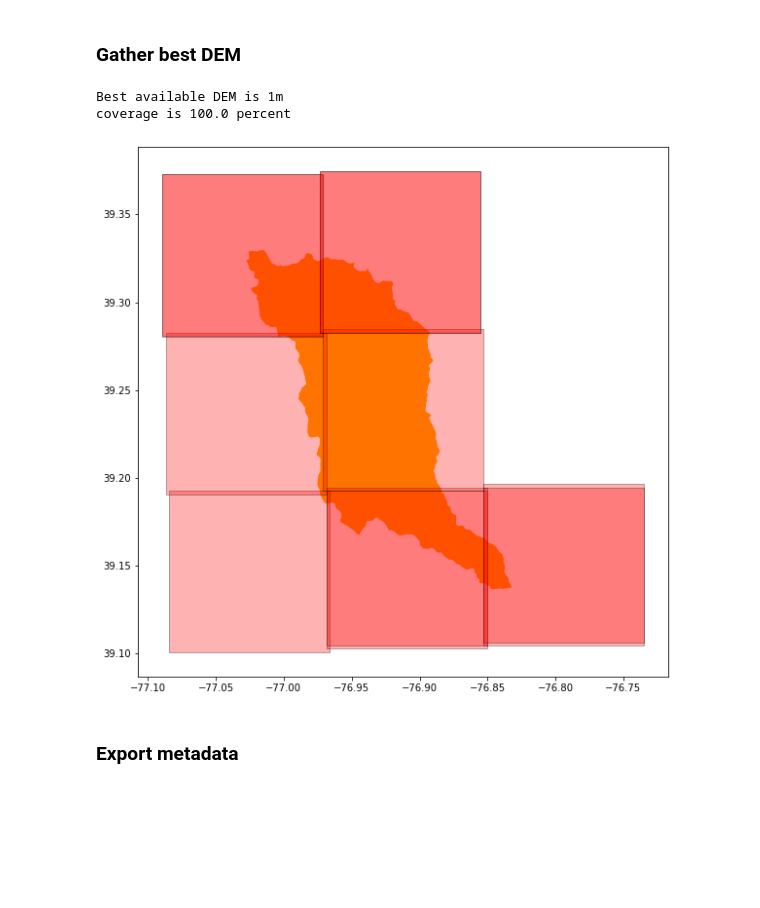
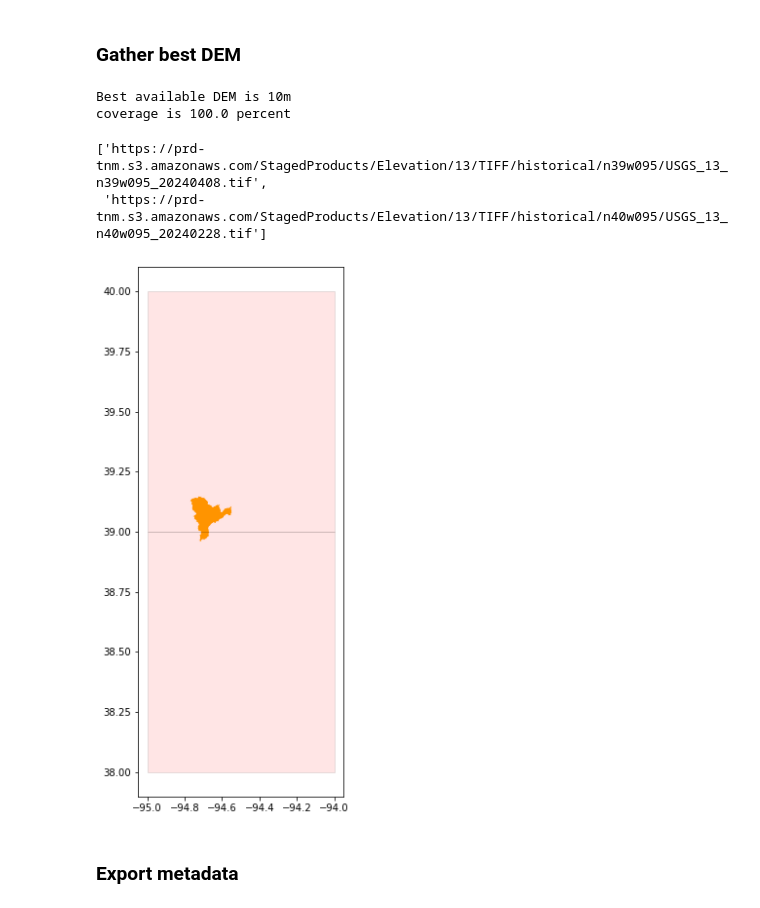
Before and after one commit to csmithud/dem_prep, a Jupyter notebook: notebooks/1-RAS_DEM_download.ipynb, the cells around one changed output. Cells and saved outputs as stored; diff of their text form; code cells hidden in the pictures; blank space fills up the shorter version.

```diff
--- a/notebooks/1-RAS_DEM_download.ipynb
+++ b/notebooks/1-RAS_DEM_download.ipynb
@@ -41,14 +41,14 @@ http = urllib3.PoolManager( cert_reqs='CERT_REQUIRED', ca_certs=pem)
 ### Set parameters
 # %%
 #set project variables
-Project_Area = 'test2025'
+Project_Area = 'kc_debug'
 GRASS_GIS_Projection = projection = '5070' #set to None if you want to use the DEM's original projection
-res = '1m'
+res = '10m'
 
 ## Set variables analysis
 source = 'wbd' #or user-defined
 data_scale = 'HUC12' #other options HUC12, HUC10, HUC8 OR the field name of the source data to be split <-- case sensitive
-select_data = '020600060201' #     # Value within the filter_field used for data selection
+select_data = '102701040607' #     # Value within the filter_field used for data selection
 to_headwaters = False #False if only interested in local huc area
 input_shp_name = None #None or must be populated populated with a shapefile polygons if data_scale != HUCXX
 buffer = 2000
@@ -84,7 +84,7 @@ outputs_dir =parent_dir/'Rasters'/Project_Area/'dem'
 #prep work
 assert source in ['wbd','user-defined']
 if source == 'wbd':
-    wbd = nhd_download(select_data,vector_dir)
+    wbd = nhd_download(select_data,vector_dir,docker=pem)
 
     #read in HUC12s vector file from NHD
     local_huc4 = gpd.read_file(vector_dir/wbd, layer='WBDHU{}'.format(huc_digys))
@@ -136,19 +136,24 @@ plt.show()
 ##intersect with web service to get dem links
 gdf_dem, aoi_coverage_buffer = tnm_coverage(aoi,desired_resolution=res, buffer = buffer, minimum_coverage = 0.8)
 # %% [output]
-Best available DEM is 1m
+Best available DEM is 10m
 coverage is 100.0 percent
 # %%
 #reduce to only where buffer intersects tiles
 gdf_dem_reduced = gpd.sjoin(gdf_dem,gpd.GeoDataFrame(geometry=gpd.GeoSeries(aoi_coverage_buffer)),how='inner', op='intersects')
+# %%
+gdf_dem_reduced['dl_link'].to_list()
+# %% [output]
+['https://prd-tnm.s3.amazonaws.com/StagedProducts/Elevation/13/TIFF/historical/n39w095/USGS_13_n39w095_20240408.tif',
+ 'https://prd-tnm.s3.amazonaws.com/StagedProducts/Elevation/13/TIFF/historical/n40w095/USGS_13_n40w095_20240228.tif']
 # %%
 #plot
 fix1, ax1 = plt.subplots(figsize=(30,10))
 aoi.to_crs(gdf_dem.crs).plot(ax = ax1, color = 'orange', edgecolor = 'white')
-gdf_dem_reduced.plot(ax = ax1,color = 'red',edgecolor = 'black', alpha=0.3)
+gdf_dem_reduced.plot(ax = ax1,color = 'red',edgecolor = 'black', alpha=0.1)
 plt.show()
 # %% [output]
-[figure, old version]
+[figure, new version]
 # %% [markdown]
 ### Export metadata
 # %%
```
Also changed, not shown: parts of 5 cells of this notebook, 5 other files.
